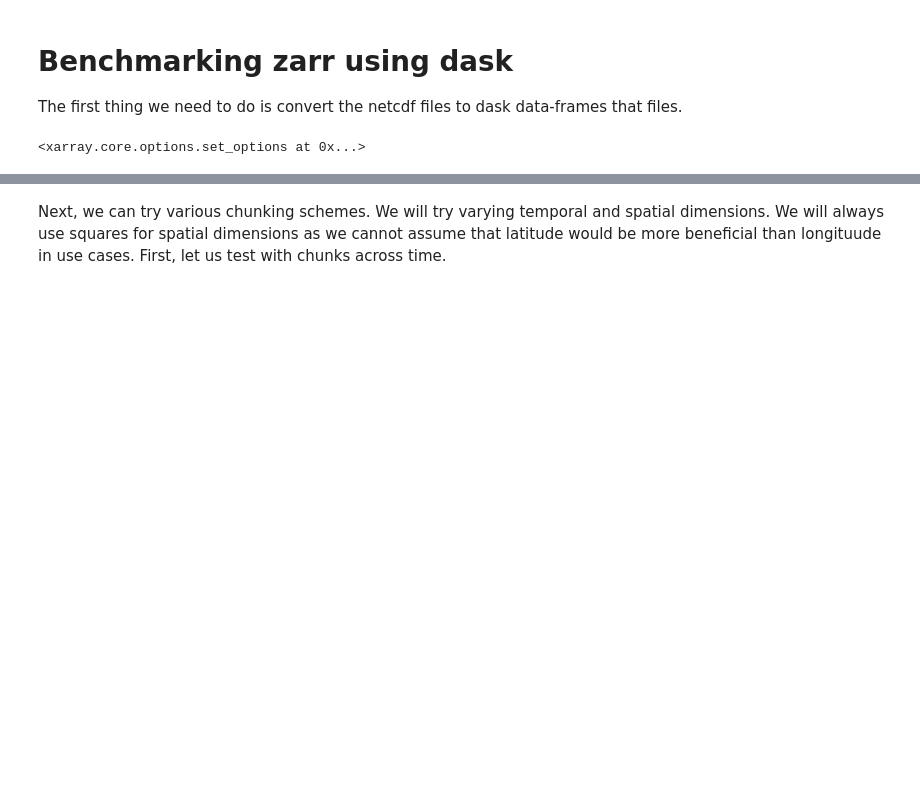
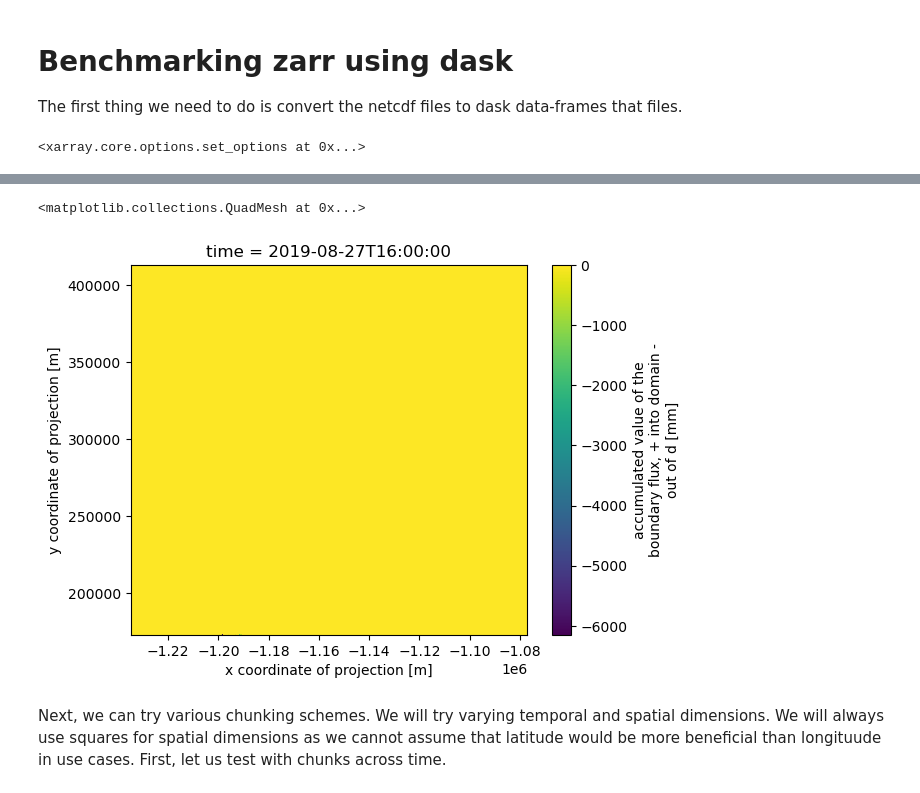
Before and after one commit to I-GUIDE/dataminecloudoptimized, a Jupyter notebook: Benchmark.ipynb, the cells around one changed output, grey strips where cells are left out. Saved outputs shown, nothing was run; the diff lists cells and outputs as text; code cells hidden in the pictures; blank space fills up the shorter version.

```diff
--- a/Benchmark.ipynb
+++ b/Benchmark.ipynb
@@ -26,6 +23,13 @@ Hosting the HTTP server on port 45835 instead
 # %%
 #shutdown
 client.close()
+# %%
+ds = xr.open_mfdataset(["/anvil/projects/x-cis220065/x-cybergis/compute/WRFHydro-Example-Output/RTOUT/201908271600.RTOUT_DOMAIN1"] , engine = "netcdf4", combine= "nested", concat_dim="Time", parallel = "True")
+# %%
+ds['QBDRYRT'].plot()
+# %% [output]
+<matplotlib.collections.QuadMesh at 0x...>
+[figure, added]
 # %% [markdown]
 Next, we can try various chunking schemes. We will try varying temporal and spatial dimensions. We will always use squares for spatial dimensions as we cannot assume that latitude would be more beneficial than longituude in use cases. First, let us test with chunks across time.
 # %% [markdown]
```
Also changed, not shown: parts of 1 cell of this notebook, 5 other files.
